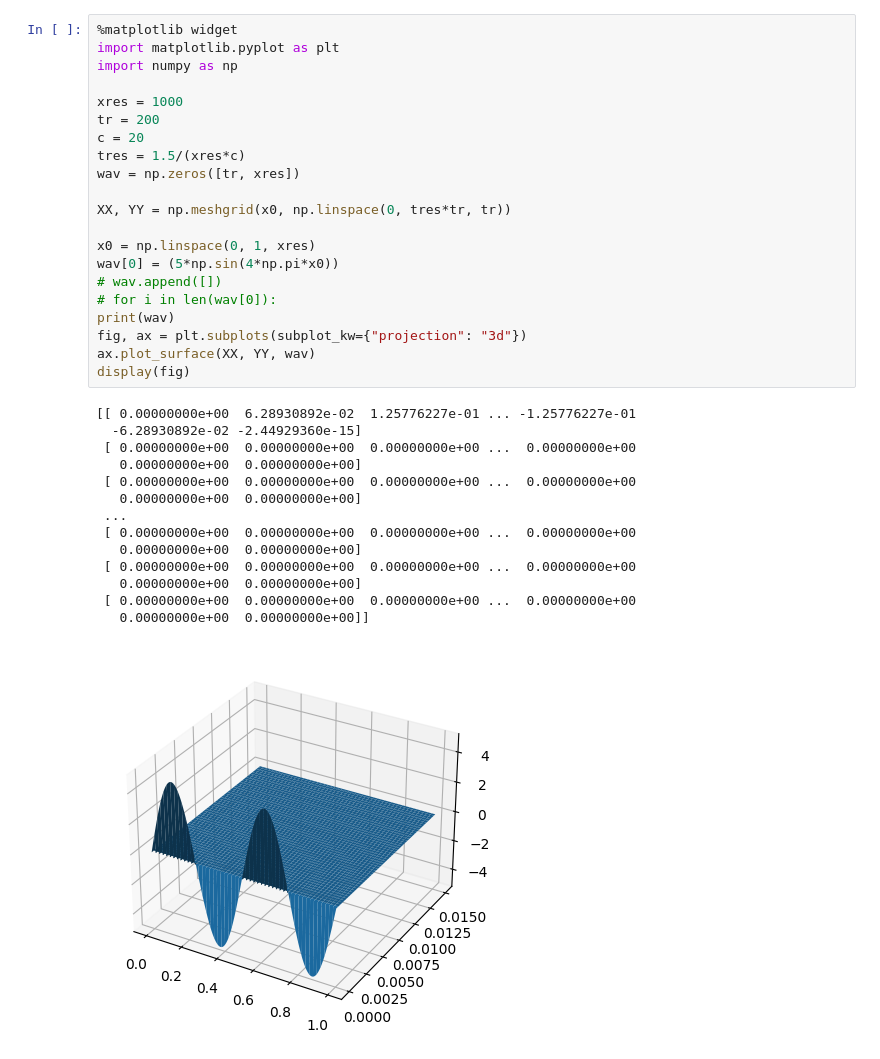
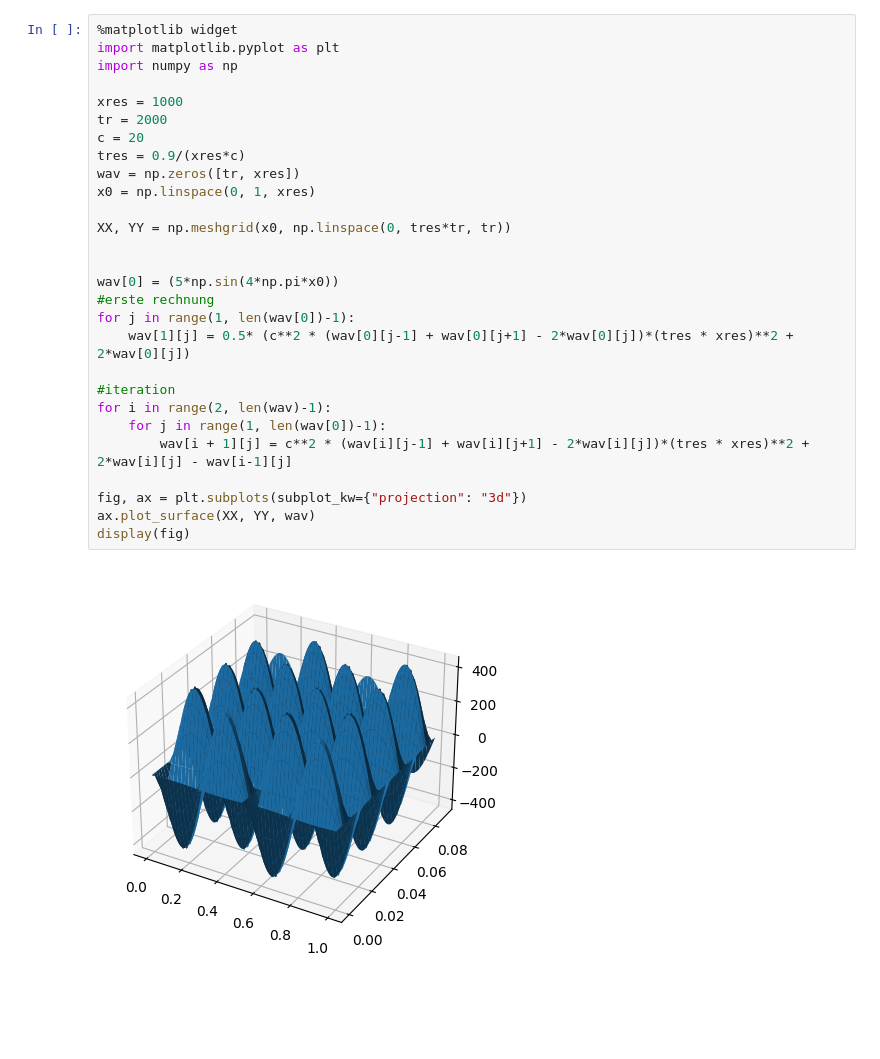
Before and after one commit to brouwerb/NeurNetz, a Jupyter notebook: week_2/wave.ipynb, the cells around one changed output. Saved outputs shown, nothing was run; the diff lists cells and outputs as text; blank space fills up the shorter version.

```diff
--- a/week_2/wave.ipynb
+++ b/week_2/wave.ipynb
@@ -1,36 +1,30 @@
 # %%
 %matplotlib widget
 import matplotlib.pyplot as plt
 import numpy as np
 
 xres = 1000
-tr = 200
+tr = 2000
 c = 20
-tres = 1.5/(xres*c)
+tres = 0.9/(xres*c)
 wav = np.zeros([tr, xres])
+x0 = np.linspace(0, 1, xres)
 
 XX, YY = np.meshgrid(x0, np.linspace(0, tres*tr, tr))
 
-x0 = np.linspace(0, 1, xres)
+
 wav[0] = (5*np.sin(4*np.pi*x0))
-# wav.append([])
-# for i in len(wav[0]):
-print(wav)
+#erste rechnung
+for j in range(1, len(wav[0])-1):
+    wav[1][j] = 0.5* (c**2 * (wav[0][j-1] + wav[0][j+1] - 2*wav[0][j])*(tres * xres)**2 + 2*wav[0][j])
+
+#iteration
+for i in range(2, len(wav)-1):
+    for j in range(1, len(wav[0])-1):
+        wav[i + 1][j] = c**2 * (wav[i][j-1] + wav[i][j+1] - 2*wav[i][j])*(tres * xres)**2 + 2*wav[i][j] - wav[i-1][j]
+
 fig, ax = plt.subplots(subplot_kw={"projection": "3d"})
 ax.plot_surface(XX, YY, wav)
 display(fig)
 # %% [output]
-[[ 0.00000000e+00  6.28930892e-02  1.25776227e-01 ... -1.25776227e-01
-  -6.28930892e-02 -2.44929360e-15]
- [ 0.00000000e+00  0.00000000e+00  0.00000000e+00 ...  0.00000000e+00
-   0.00000000e+00  0.00000000e+00]
- [ 0.00000000e+00  0.00000000e+00  0.00000000e+00 ...  0.00000000e+00
-   0.00000000e+00  0.00000000e+00]
- ...
- [ 0.00000000e+00  0.00000000e+00  0.00000000e+00 ...  0.00000000e+00
-   0.00000000e+00  0.00000000e+00]
- [ 0.00000000e+00  0.00000000e+00  0.00000000e+00 ...  0.00000000e+00
-   0.00000000e+00  0.00000000e+00]
- [ 0.00000000e+00  0.00000000e+00  0.00000000e+00 ...  0.00000000e+00
-   0.00000000e+00  0.00000000e+00]]
-[figure, old version]
+[figure, new version]
```
Also changed, not shown: parts of 1 cell of this notebook.
